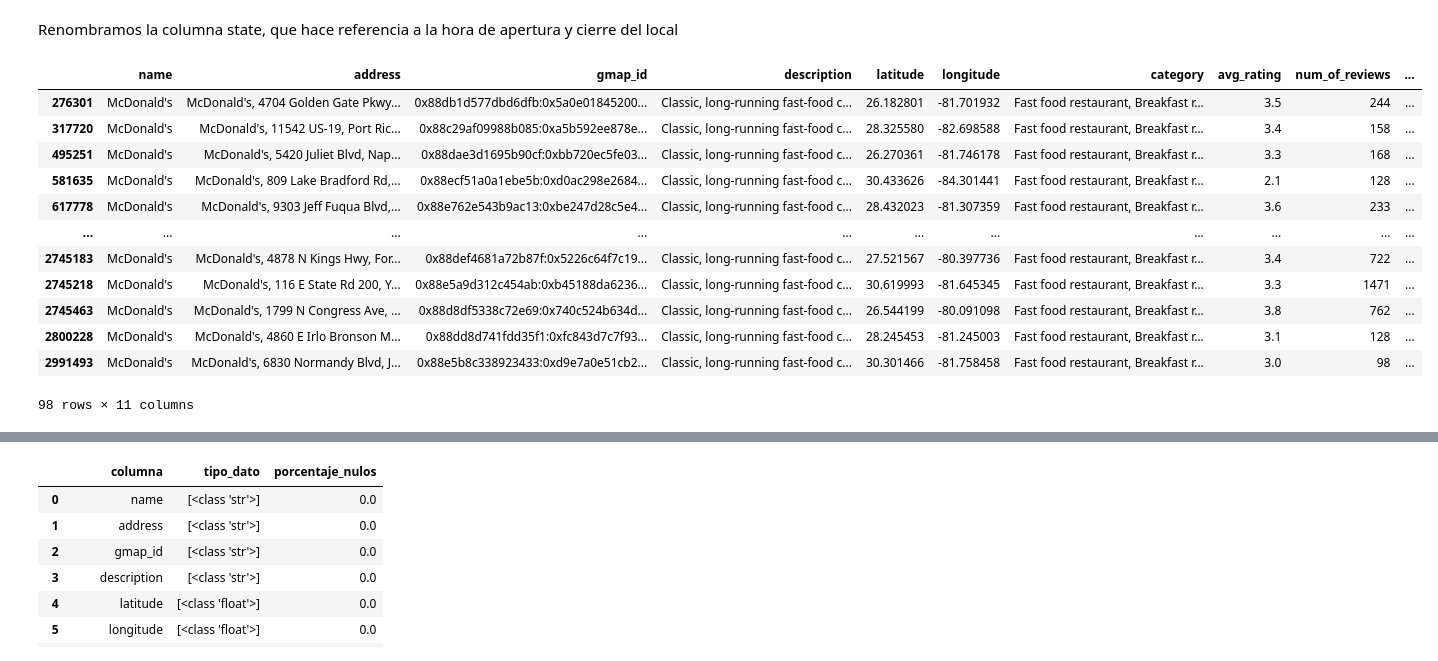
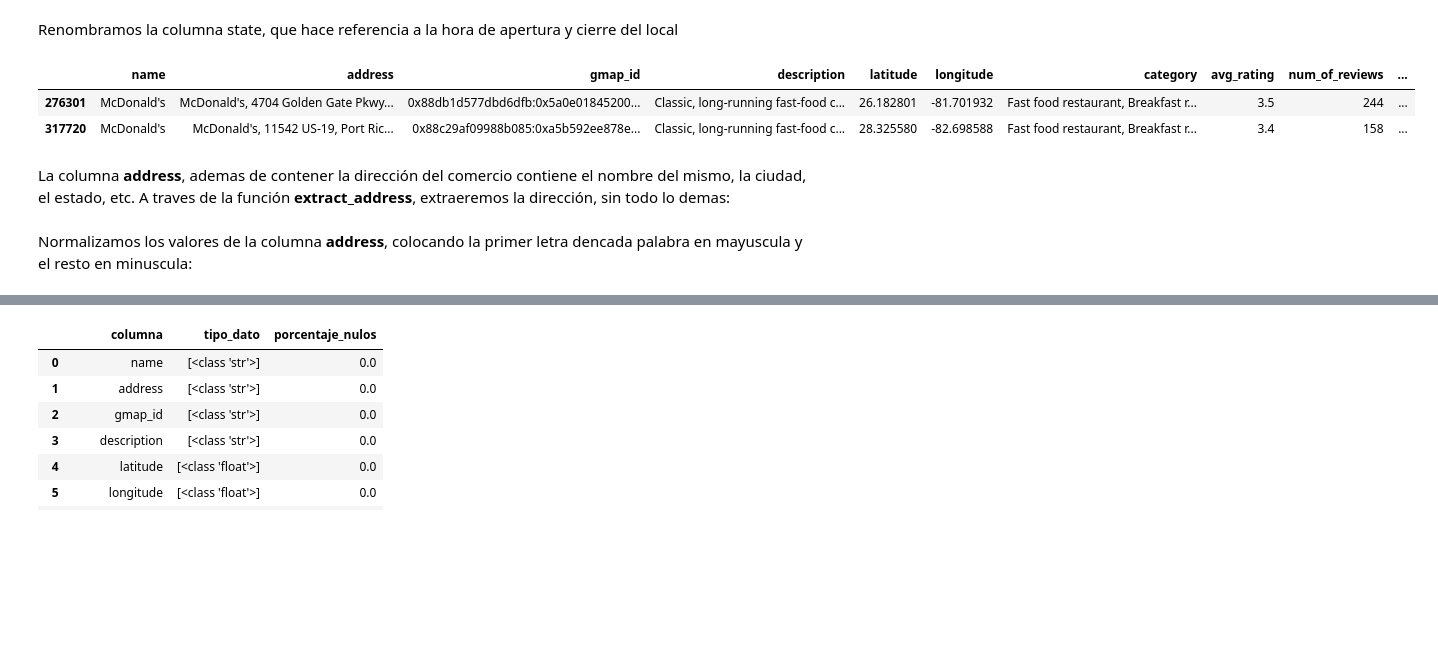
Before and after one commit to MiliTrres/PF_Reviews-Recommendation_Henry, a Jupyter notebook: ETL/ETL_metadatos-sitios.ipynb, the cells around one changed output, grey strips where cells are left out. Cells and saved outputs as stored; diff of their text form; code cells hidden in the pictures; blank space fills up the shorter version.

```diff
--- a/ETL/ETL_metadatos-sitios.ipynb
+++ b/ETL/ETL_metadatos-sitios.ipynb
@@ -118,18 +118,10 @@ Renombramos la columna state, que hace referencia a la hora de apertura y cierre
 # %%
 df = df.rename(columns={'state':'open_closes'})
 # %%
-df
+df.head(2)
 # %% [output]
 |  | name | address | gmap_id | description | latitude | longitude | category | avg_rating | num_of_reviews | ... |
 | 276301 | McDonald's | McDonald's, 4704 Golden Gate Pkwy... | 0x88db1d577dbd6dfb:0x5a0e01845200... | Classic, long-running fast-food c... | 26.182801 | -81.701932 | Fast food restaurant, Breakfast r... | 3.5 | 244 | ... |
 | 317720 | McDonald's | McDonald's, 11542 US-19, Port Ric... | 0x88c29af09988b085:0xa5b592ee878e... | Classic, long-running fast-food c... | 28.325580 | -82.698588 | Fast food restaurant, Breakfast r... | 3.4 | 158 | ... |
-| 495251 | McDonald's | McDonald's, 5420 Juliet Blvd, Nap... | 0x88dae3d1695b90cf:0xbb720ec5fe03... | Classic, long-running fast-food c... | 26.270361 | -81.746178 | Fast food restaurant, Breakfast r... | 3.3 | 168 | ... |
-| 581635 | McDonald's | McDonald's, 809 Lake Bradford Rd,... | 0x88ecf51a0a1ebe5b:0xd0ac298e2684... | Classic, long-running fast-food c... | 30.433626 | -84.301441 | Fast food restaurant, Breakfast r... | 2.1 | 128 | ... |
-| 617778 | McDonald's | McDonald's, 9303 Jeff Fuqua Blvd,... | 0x88e762e543b9ac13:0xbe247d28c5e4... | Classic, long-running fast-food c... | 28.432023 | -81.307359 | Fast food restaurant, Breakfast r... | 3.6 | 233 | ... |
-| ... | ... | ... | ... | ... | ... | ... | ... | ... | ... | ... |
-| 2745183 | McDonald's | McDonald's, 4878 N Kings Hwy, For... | 0x88def4681a72b87f:0x5226c64f7c19... | Classic, long-running fast-food c... | 27.521567 | -80.397736 | Fast food restaurant, Breakfast r... | 3.4 | 722 | ... |
-| 2745218 | McDonald's | McDonald's, 116 E State Rd 200, Y... | 0x88e5a9d312c454ab:0xb45188da6236... | Classic, long-running fast-food c... | 30.619993 | -81.645345 | Fast food restaurant, Breakfast r... | 3.3 | 1471 | ... |
-| 2745463 | McDonald's | McDonald's, 1799 N Congress Ave, ... | 0x88d8df5338c72e69:0x740c524b634d... | Classic, long-running fast-food c... | 26.544199 | -80.091098 | Fast food restaurant, Breakfast r... | 3.8 | 762 | ... |
-| 2800228 | McDonald's | McDonald's, 4860 E Irlo Bronson M... | 0x88dd8d741fdd35f1:0xfc843d7c7f93... | Classic, long-running fast-food c... | 28.245453 | -81.245003 | Fast food restaurant, Breakfast r... | 3.1 | 128 | ... |
-| 2991493 | McDonald's | McDonald's, 6830 Normandy Blvd, J... | 0x88e5b8c338923433:0xd9e7a0e51cb2... | Classic, long-running fast-food c... | 30.301466 | -81.758458 | Fast food restaurant, Breakfast r... | 3.0 | 98 | ... |
-98 rows × 11 columns
+# %% [markdown]
+La columna **address**, ademas de contener la dirección del comercio contiene el nombre del mismo, la ciudad, el estado, etc. A traves de la función **extract_address**, extraeremos la dirección, sin todo lo demas:
@@ -135,0 +130,2 @@ df
+# %% [markdown]
+Normalizamos los valores de la columna **address**, colocando la primer letra dencada palabra en mayuscula y el resto en minuscula:
```
Also changed, not shown: parts of 5 cells of this notebook, 4 other files.
